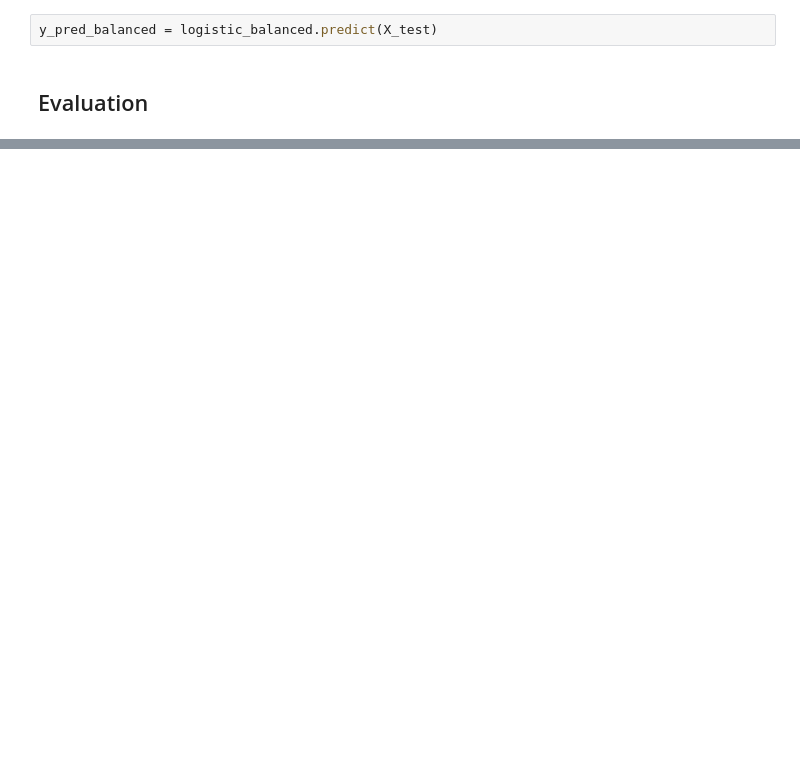
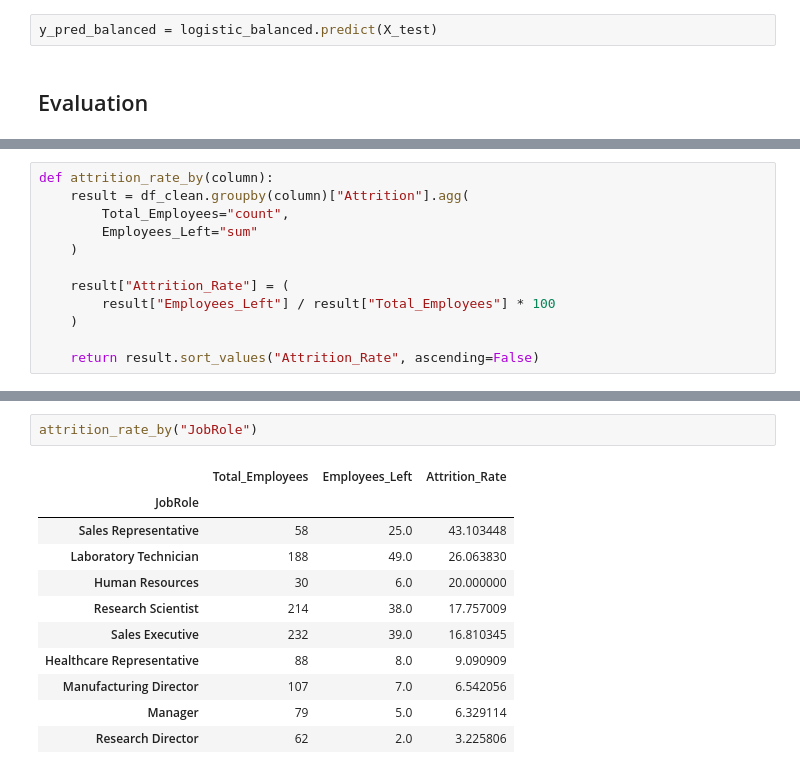
Before and after one commit to aeiprsty/jayajayamaju-departemen-HR, a Jupyter notebook: notebook.ipynb, the cells around one changed output, grey strips where cells are left out. Drawn from its saved outputs; the diff is of its cells as text; blank space fills up the shorter version.

```diff
--- a/notebook.ipynb
+++ b/notebook.ipynb
@@ -409,0 +542,12 @@ plt.show()
+# %%
+def attrition_rate_by(column):
+    result = df_clean.groupby(column)["Attrition"].agg(
+        Total_Employees="count",
+        Employees_Left="sum"
+    )
+
+    result["Attrition_Rate"] = (
+        result["Employees_Left"] / result["Total_Employees"] * 100
+    )
+
+    return result.sort_values("Attrition_Rate", ascending=False)
@@ -409,0 +561,14 @@ plt.show()
+# %%
+attrition_rate_by("JobRole")
+# %% [output]
+|  | Total_Employees | Employees_Left | Attrition_Rate |
+| JobRole |  |  |  |
+| Sales Representative | 58 | 25.0 | 43.103448 |
+| Laboratory Technician | 188 | 49.0 | 26.063830 |
+| Human Resources | 30 | 6.0 | 20.000000 |
+| Research Scientist | 214 | 38.0 | 17.757009 |
+| Sales Executive | 232 | 39.0 | 16.810345 |
+| Healthcare Representative | 88 | 8.0 | 9.090909 |
+| Manufacturing Director | 107 | 7.0 | 6.542056 |
+| Manager | 79 | 5.0 | 6.329114 |
+| Research Director | 62 | 2.0 | 3.225806 |
```
Also changed, not shown: parts of 20 cells of this notebook, 1 other file.
